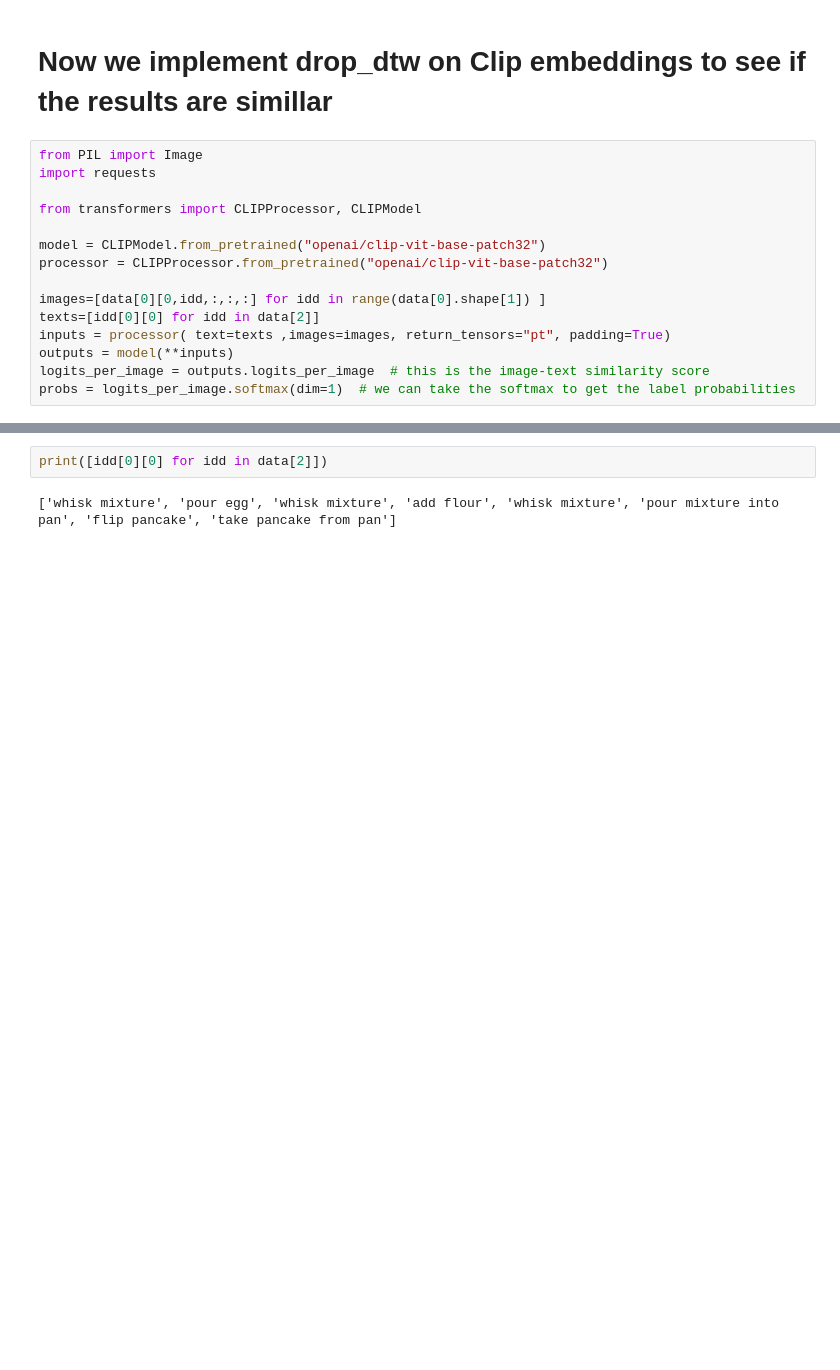
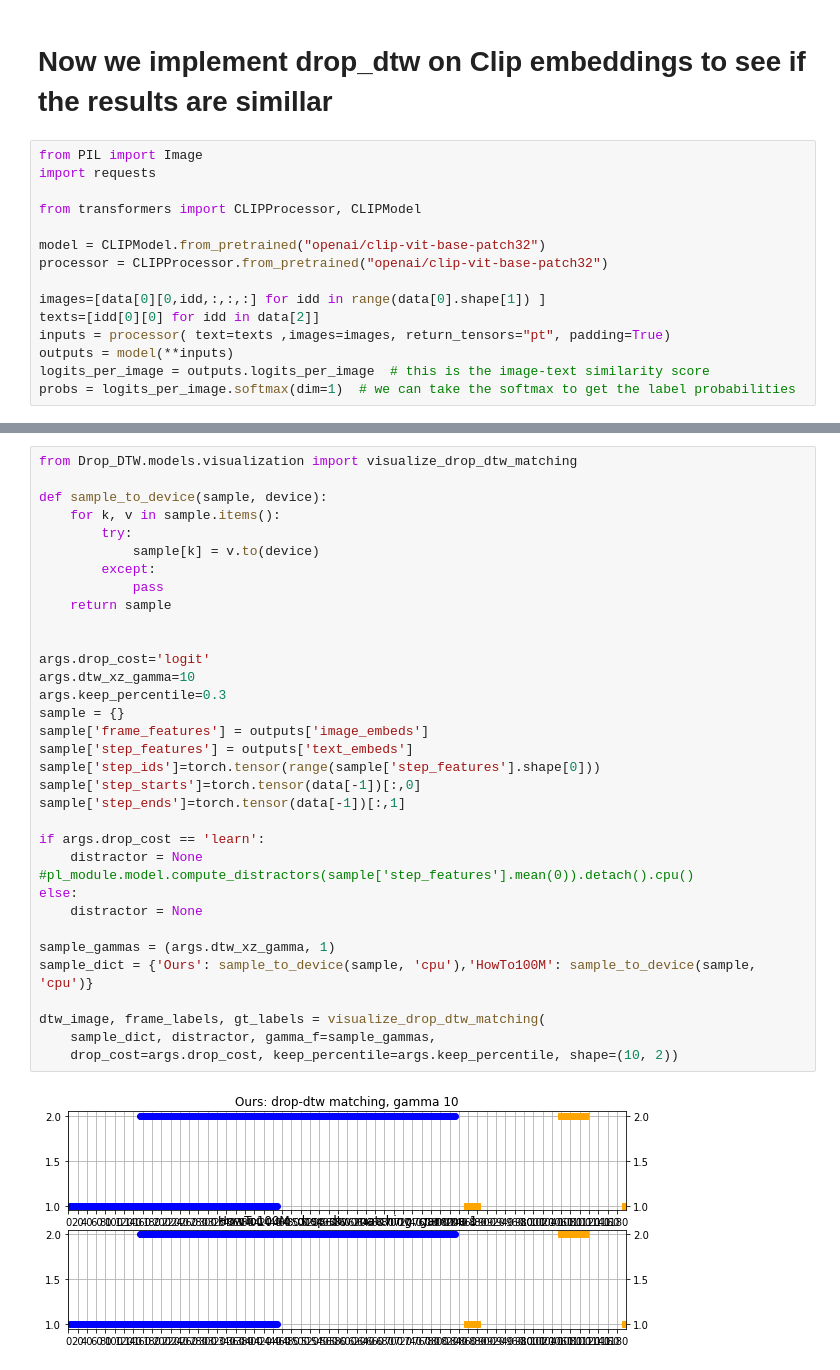
Before and after one commit to alizaree/plate-pytorch, a Jupyter notebook: MyCode/LookAtData.ipynb, the cells around one changed output, grey strips where cells are left out. Drawn from its saved outputs; the diff is of its cells as text; blank space fills up the shorter version.

Commit message:
adding drop-dtw and looking at the initial clip based results

```diff
--- a/MyCode/LookAtData.ipynb
+++ b/MyCode/LookAtData.ipynb
@@ -135,4 +143,35 @@ torch.Size([179, 8])
-# %%
-print([idd[0][0] for idd in data[2]])
-# %% [output]
-['whisk mixture', 'pour egg', 'whisk mixture', 'add flour', 'whisk mixture', 'pour mixture into pan', 'flip pancake', 'take pancake from pan']
+# %%
+from Drop_DTW.models.visualization import visualize_drop_dtw_matching
+
+def sample_to_device(sample, device):
+    for k, v in sample.items():
+        try:
+            sample[k] = v.to(device)
+        except:
+            pass
+    return sample
+
+
+args.drop_cost='logit'
+args.dtw_xz_gamma=10
+args.keep_percentile=0.3
+sample = {}
+sample['frame_features'] = outputs['image_embeds']
+sample['step_features'] = outputs['text_embeds']
+sample['step_ids']=torch.tensor(range(sample['step_features'].shape[0]))
+sample['step_starts']=torch.tensor(data[-1])[:,0]
+sample['step_ends']=torch.tensor(data[-1])[:,1]
+
+if args.drop_cost == 'learn':
+    distractor = None #pl_module.model.compute_distractors(sample['step_features'].mean(0)).detach().cpu()
+else:
+    distractor = None
+
+sample_gammas = (args.dtw_xz_gamma, 1)
+sample_dict = {'Ours': sample_to_device(sample, 'cpu'),'HowTo100M': sample_to_device(sample, 'cpu')}
+
+dtw_image, frame_labels, gt_labels = visualize_drop_dtw_matching(
+    sample_dict, distractor, gamma_f=sample_gammas,
+    drop_cost=args.drop_cost, keep_percentile=args.keep_percentile, shape=(10, 2))
+# %% [output]
+[figure, added]
```
Also changed, not shown: parts of 5 cells of this notebook, 10 other files.
